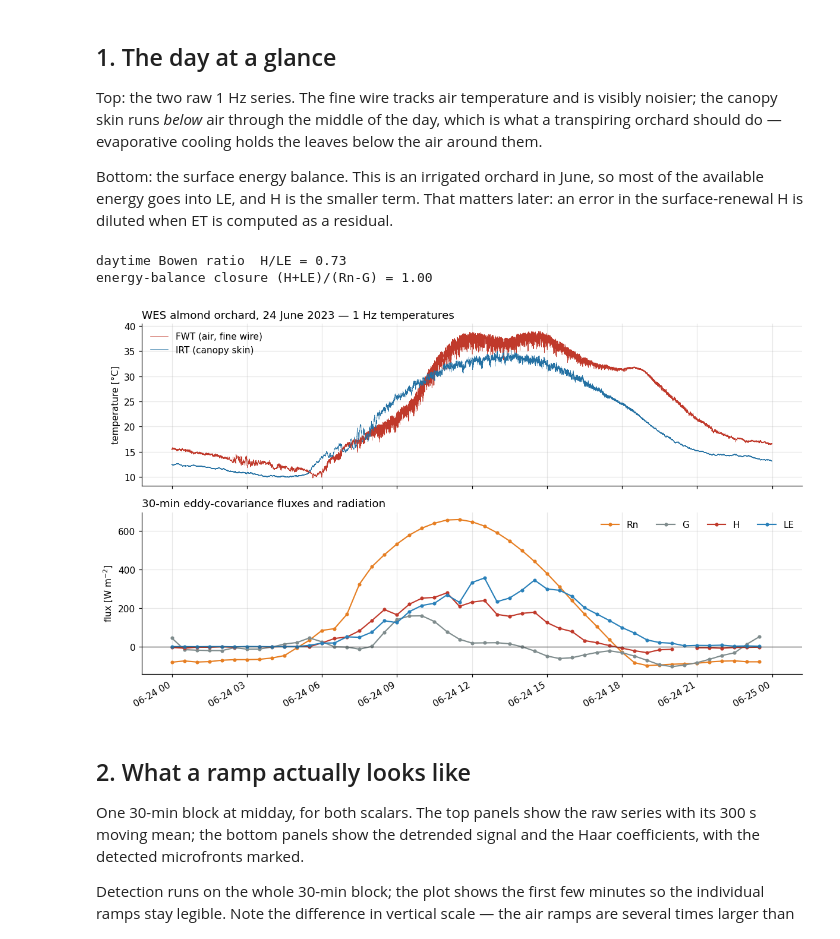
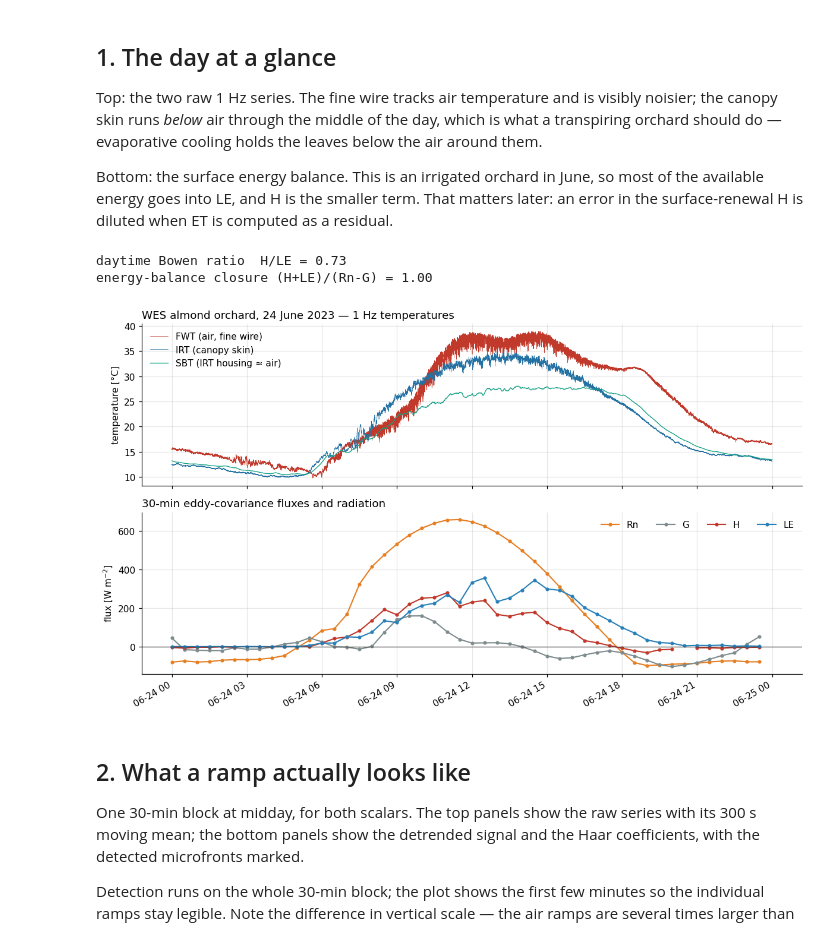
Before and after one commit to nbambach-blip/srflux, a Jupyter notebook: examples/wes_one_day.ipynb, the cells around one changed output. Saved outputs shown, nothing was run; the diff lists cells and outputs as text; code cells hidden in the pictures.

```diff
--- a/examples/wes_one_day.ipynb
+++ b/examples/wes_one_day.ipynb
@@ -73,30 +81,31 @@ the surface-renewal H is diluted when ET is computed as a residual.
 # %%
 fig, (ax1, ax2) = plt.subplots(2, 1, figsize=(11, 6.4), sharex=True,
                                gridspec_kw=dict(height_ratios=[1, 1]))
 
 ax1.plot(hi.index, hi.FWT, lw=0.4, color="#c0392b", label="FWT (air, fine wire)")
 ax1.plot(hi.index, hi.IRT, lw=0.4, color="#2471a3", label="IRT (canopy skin)")
+ax1.plot(hi.index, hi.SBT, lw=0.9, color="#16a085", label="SBT (IRT housing ≈ air)")
 ax1.set_ylabel("temperature [°C]")
 ax1.legend(loc="upper left", frameon=False)
 ax1.set_title("WES almond orchard, 24 June 2023 — 1 Hz temperatures", loc="left")
 
 for col, clr, lab in [("NETRAD", "#e67e22", "Rn"), ("G", "#7f8c8d", "G"),
                       ("H", "#c0392b", "H"), ("LE", "#2980b9", "LE")]:
     ax2.plot(fx.index, fx[col], "-o", ms=3, lw=1.4, color=clr, label=lab)
 ax2.axhline(0, color="#333", lw=0.8)
 ax2.set_ylabel("flux [W m$^{-2}$]")
 ax2.legend(ncol=4, frameon=False)
 ax2.set_title("30-min eddy-covariance fluxes and radiation", loc="left")
 fig.autofmt_xdate()
 plt.tight_layout()
 
 closure = (fx.H + fx.LE).sum() / (fx.NETRAD - fx.G).sum()
 print(f"daytime Bowen ratio  H/LE = {fx.H[fx.NETRAD > 50].sum() / fx.LE[fx.NETRAD > 50].sum():.2f}")
 print(f"energy-balance closure (H+LE)/(Rn-G) = {closure:.2f}")
 # %% [output]
 daytime Bowen ratio  H/LE = 0.73
 energy-balance closure (H+LE)/(Rn-G) = 1.00
-[figure, old version]
+[figure, new version]
 # %% [markdown]
 ## 2. What a ramp actually looks like
 
```
Also changed, not shown: parts of 15 cells of this notebook, 6 other files.
